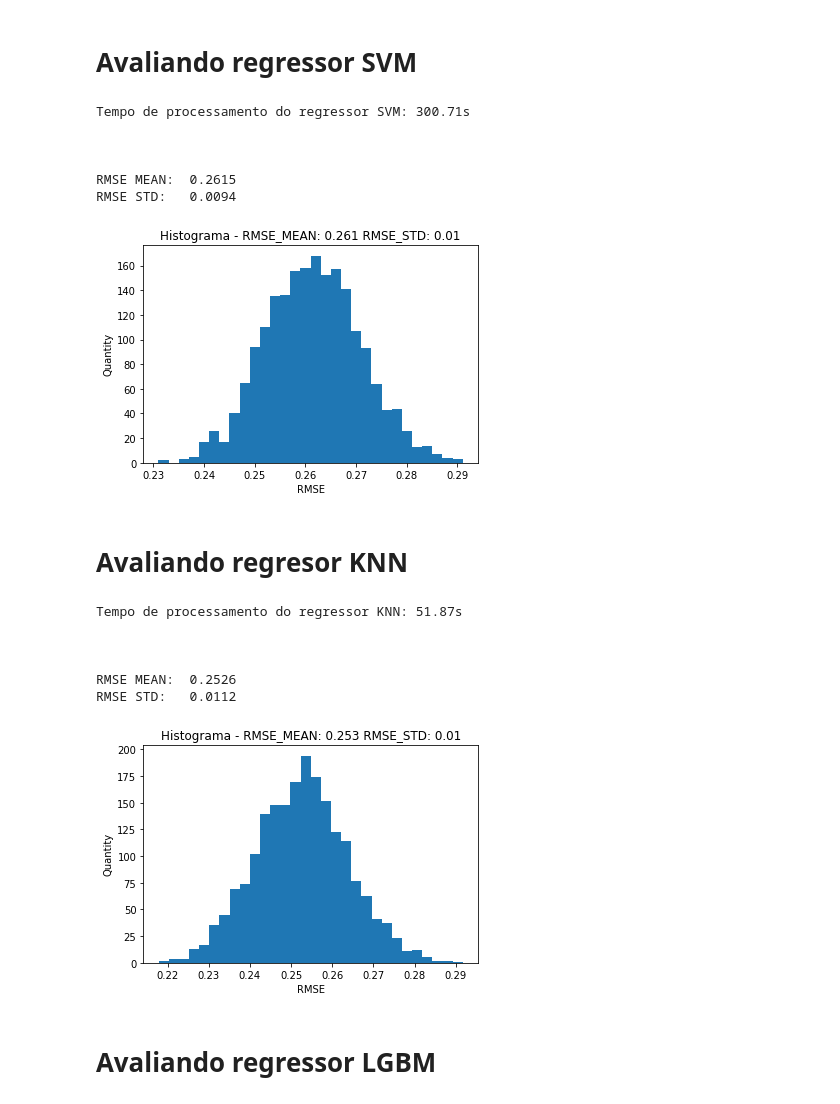
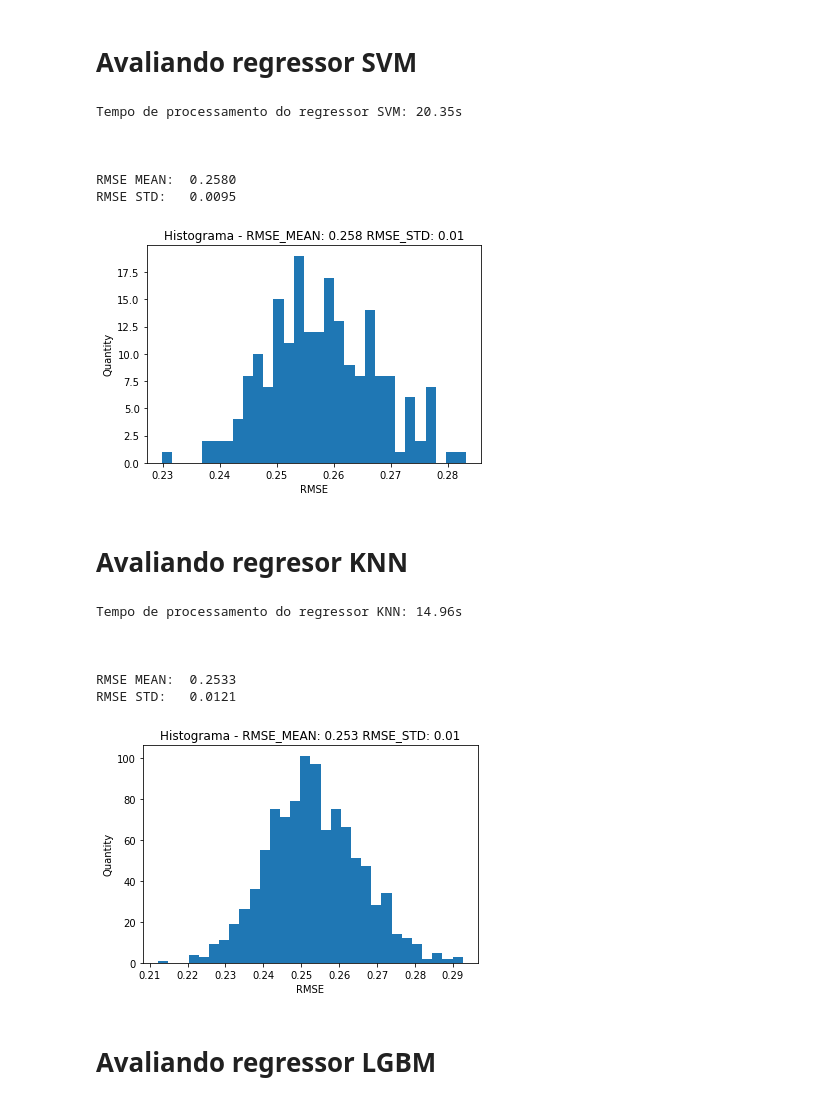
Before and after one commit to vinicius-alves/Kaggle-Avito-Challenge, a Jupyter notebook: notebook regressão linear e ridge.ipynb, the cells around one changed output. Cells and saved outputs as stored; diff of their text form; code cells hidden in the pictures.

```diff
--- a/notebook regressão linear e ridge.ipynb
+++ b/notebook regressão linear e ridge.ipynb
@@ -52,7 +52,7 @@ start = time.time()
 rmse_list =[]
 
 # Testando 2000 vezes através de amostras aleatórias
-for i in range(2000):
+for i in range(200):
     rmse = regressao_linear()
     rmse_list.append(rmse)
 
@@ -111,7 +111,7 @@ start = time.time()
 rmse_list =[]
 
 # Testando 2000 vezes através de amostras aleatórias
-for i in range(2000):
+for i in range(200):
     rmse = regressao_ridge()
     rmse_list.append(rmse)
 
@@ -171,7 +171,7 @@ start = time.time()
 rmse_list =[]
 
 # Testando 200 vezes através de amostras aleatórias
-for i in range(200):
+for i in range(80):
     rmse = regressao_gradient_boosting()
     rmse_list.append(rmse)
 
@@ -227,38 +219,38 @@ def regressao_svm():
     return np.sqrt(mean_squared_error(y_test.todense(), y_pred))
 
 start = time.time()
 
 rmse_list =[]
 
 # Testando 2000 vezes através de amostras aleatórias
-for i in range(2000):
+for i in range(200):
     rmse = regressao_svm()
     rmse_list.append(rmse)
 
 end = time.time()
 
 print('Tempo de processamento do regressor SVM: '+str("%.2f" % (end - start))+'s\n')
 
 
 print("\n")
 print("RMSE MEAN: ","%.4f" % np.mean(rmse_list))
 print("RMSE STD:  ","%.4f" % np.std(rmse_list))
 print("\n")
 
 plt.title(u"Histograma - RMSE_MEAN: " + str("%.3f" % np.mean(rmse_list))+ " RMSE_STD: " + str("%.2f" % np.std(rmse_list)))
 plt.ylabel("Quantity")
 plt.xlabel("RMSE")
 
 plt.hist(rmse_list,bins =30)
 plt.show()
 # %% [output]
-Tempo de processamento do regressor SVM: 300.71s
+Tempo de processamento do regressor SVM: 20.35s
 
 
 
-RMSE MEAN:  0.2615
-RMSE STD:   0.0094
+RMSE MEAN:  0.2580
+RMSE STD:   0.0095
-[figure, old version]
+[figure, new version]
 # %% [markdown]
 # Avaliando regresor KNN
 # %%
@@ -293,7 +285,7 @@ start = time.time()
 rmse_list =[]
 
 # Testando 2000 vezes através de amostras aleatórias
-for i in range(2000):
+for i in range(1000):
     rmse = regressao_knn()
     rmse_list.append(rmse)
 
@@ -314,13 +306,13 @@ plt.xlabel("RMSE")
 plt.hist(rmse_list,bins =30)
 plt.show()
 # %% [output]
-Tempo de processamento do regressor KNN: 51.87s
+Tempo de processamento do regressor KNN: 14.96s
 
 
 
-RMSE MEAN:  0.2526
-RMSE STD:   0.0112
+RMSE MEAN:  0.2533
+RMSE STD:   0.0121
-[figure, old version]
+[figure, new version]
 # %% [markdown]
 # Avaliando regressor LGBM
 # %%
```
Also changed, not shown: parts of 6 cells of this notebook, 2 other files.
